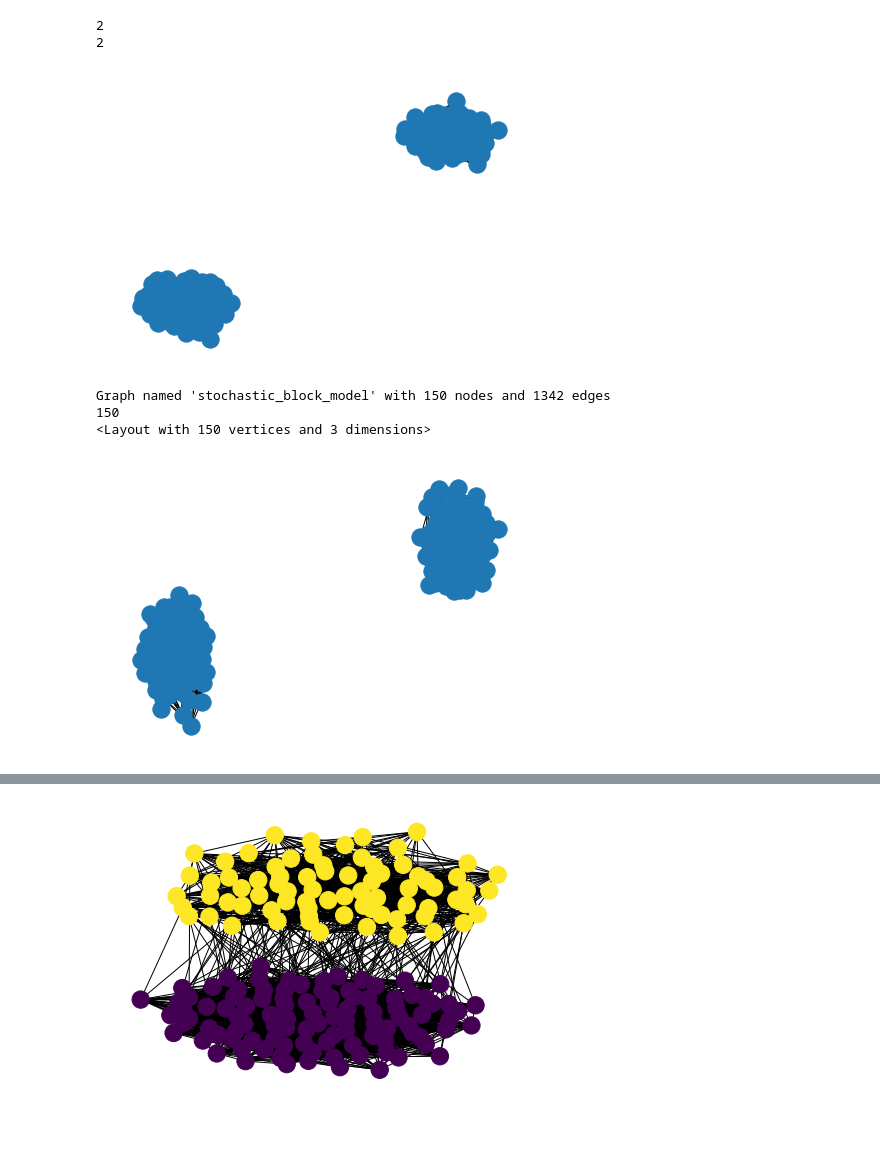
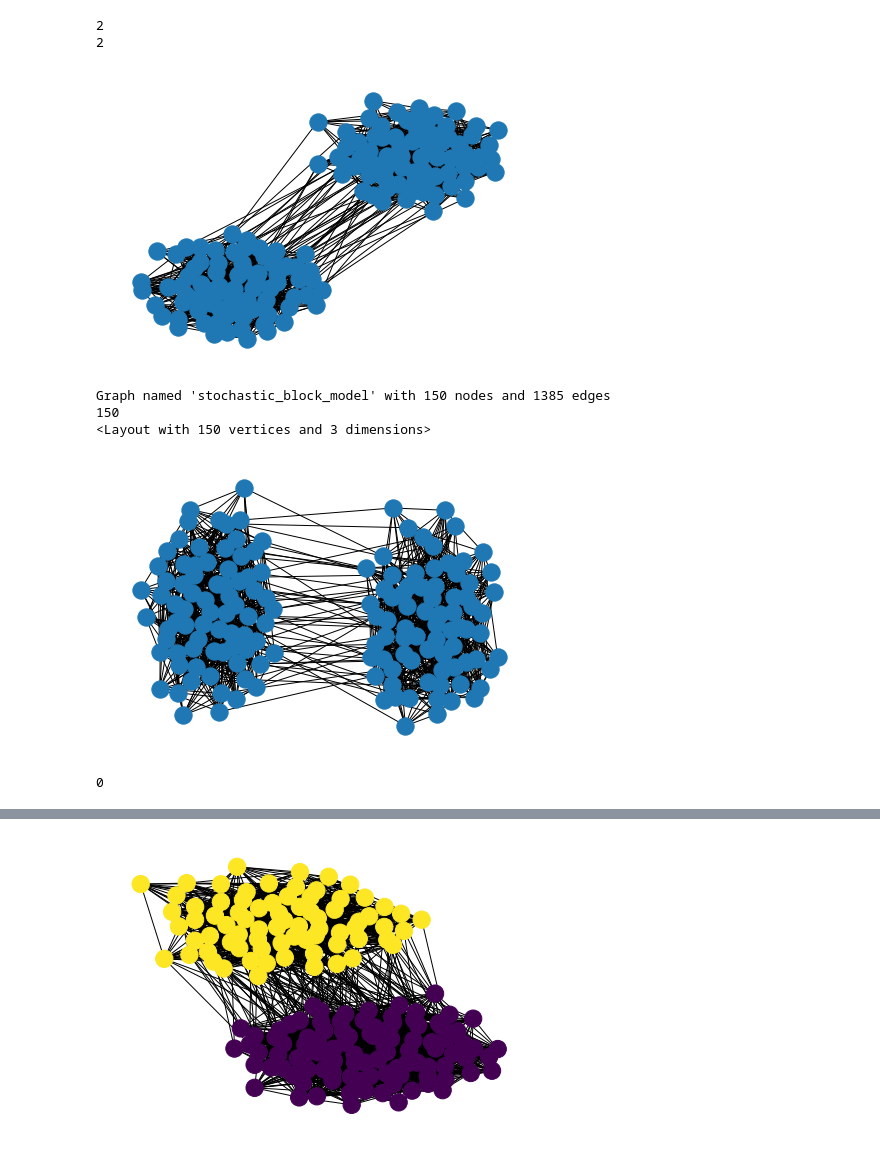
Before and after one commit to AdrianArnaiz/DiffWire, a Jupyter notebook: Plotting_manually.ipynb, the cells around one changed output, grey strips where cells are left out. Drawn from its saved outputs; the diff is of its cells as text; code cells hidden in the pictures.

```diff
--- a/Plotting_manually.ipynb
+++ b/Plotting_manually.ipynb
@@ -40,7 +40,7 @@ nx.draw(g2)
 # %%
 sizes = [75,75]
-p = [[0.25,0.00001],
-     [0.00001,0.25]]
+p = [[0.25,0.01],
+     [0.01,0.25]]
 print(len(sizes))
 print(len(p))
 g0 = nx.stochastic_block_model(sizes, p, seed=0)
@@ -48,7 +48,7 @@ nx.draw(g0,with_labels=False)
 # %% [output]
 2
 2
-[figure, old version]
+[figure, new version]
 # %%
 import networkx as nx
 from torch_geometric.utils import *
@@ -66,37 +66,42 @@ import chart_studio.plotly
 Edges= ed
 G=ig.Graph(Edges, directed=False)
 labels= l
 #groups = A.node_attr_dict_factory
 N = len(A.nodes)
 print(N)
 layt=G.layout('kk', dim=3)
 print(layt)
 Xn=[layt[k][0] for k in range(N)]# x-coordinates of nodes
 Yn=[layt[k][1] for k in range(N)]# y-coordinates
 Zn=[layt[k][2] for k in range(N)]# z-coordinates
 Xe=[]
 Ye=[]
 Ze=[]
 #print(Edges)
 for e in Edges:
     Xe+=[layt[e[0]][0],layt[e[1]][0], None]# x-coordinates of edge ends
     Ye+=[layt[e[0]][1],layt[e[1]][1], None]
     Ze+=[layt[e[0]][2],layt[e[1]][2], None]
 nx.draw(A)
 
 
 
 node_adjacencies = []
 node_text = []
-
+partition = community_louvain.best_partition(g0, random_state=seed)
 for node, adjacencies in enumerate(A.adjacency()):
-    node_adjacencies.append(len(adjacencies[1]))
+    node_adjacencies.append(partition[node])
     node_text.append('# of connections: '+str(len(adjacencies[1])))
 # %% [output]
-Graph named 'stochastic_block_model' with 150 nodes and 1342 edges
+Graph named 'stochastic_block_model' with 150 nodes and 1385 edges
 150
 <Layout with 150 vertices and 3 dimensions>
-[figure, old version]
+[figure, new version]
+# %%
+
+print(partition[0])
+# %% [output]
+0
 # %%
 from chart_studio import plotly
 import plotly.graph_objs as go
@@ -290,4 +295,4 @@ seed=1234
 G_sbm1 = generate_sbm(community_sizes, community_probs, seed)
 plot_sbm(G_sbm1, seed)
 # %% [output]
-[figure, old version]
+[figure, new version]
```
Also changed, not shown: parts of 3 cells of this notebook, 1 other file.
